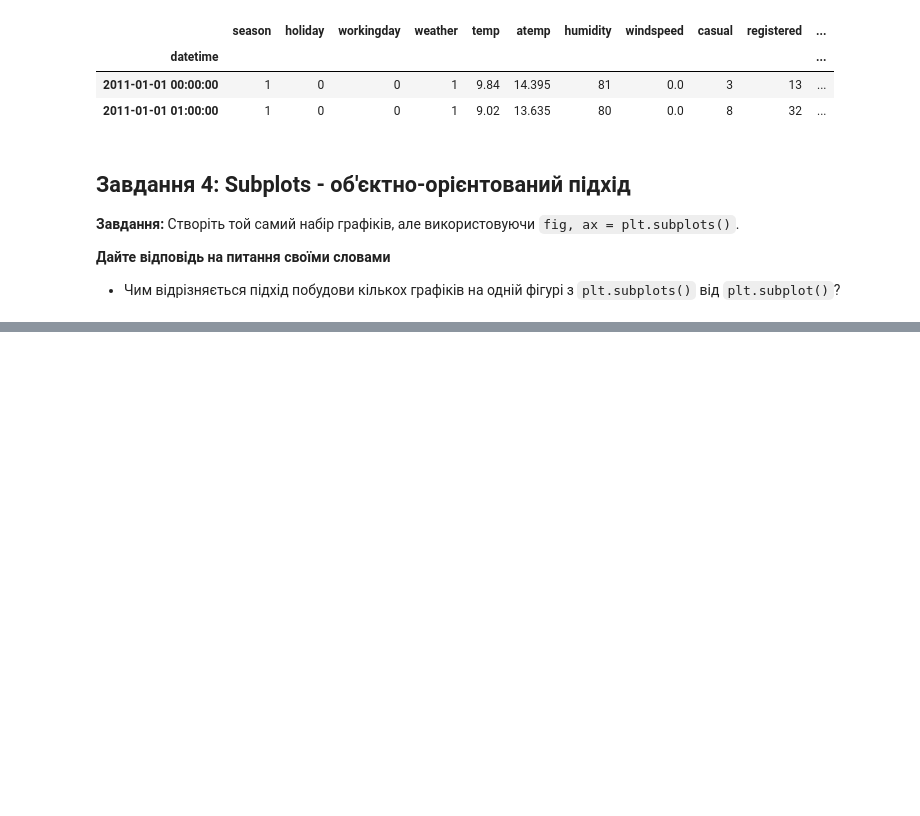
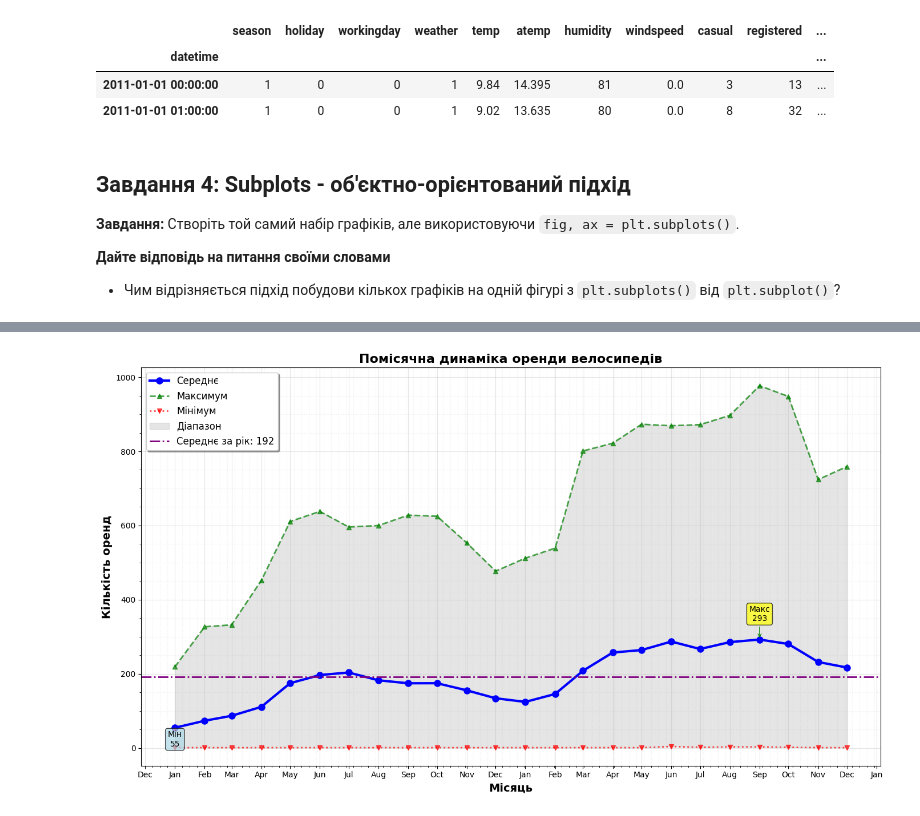
Before and after one commit to zaporozhetsalena/MidTerm-Project.-Metrocar-Data-Analysis, a Jupyter notebook: hw_11_2_matplotlib.ipynb, the cells around one changed output, grey strips where cells are left out. Saved outputs shown, nothing was run; the diff lists cells and outputs as text; code cells hidden in the pictures; blank space fills up the shorter version.

```diff
--- a/hw_11_2_matplotlib.ipynb
+++ b/hw_11_2_matplotlib.ipynb
@@ -236,0 +246,88 @@ df.head(2)
+# %%
+df.index = pd.to_datetime(df.index)
+df['month'] = df.index.to_period('M')
+
+monthly_stats = df.groupby('month')['count'].agg(['mean', 'max', 'min'])
+monthly_stats.index = monthly_stats.index.to_timestamp()
+
+fig, ax = plt.subplots(figsize=(14, 8))
+
+# Лінії
+ax.plot(monthly_stats.index, monthly_stats['mean'], 'b-o',
+        linewidth=3, label='Середнє', markersize=8)
+
+ax.plot(monthly_stats.index, monthly_stats['max'], 'g--^',
+        linewidth=2, label='Максимум', markersize=6, alpha=0.7)
+
+ax.plot(monthly_stats.index, monthly_stats['min'], 'r:v',
+        linewidth=2, label='Мінімум', markersize=6, alpha=0.7)
+
+# Заливка
+ax.fill_between(monthly_stats.index,
+                monthly_stats['min'],
+                monthly_stats['max'],
+                alpha=0.2, color='gray', label='Діапазон')
+
+# АНОТАЦІЯ MAX
+max_idx = monthly_stats['mean'].idxmax()
+max_val = monthly_stats['mean'].max()
+
+ax.annotate(f'Макс\n{max_val:.0f}',
+            xy=(max_idx, max_val),
+            xytext=(max_idx, max_val + 50),
+            arrowprops=dict(arrowstyle='->', color='green'),
+            bbox=dict(boxstyle="round", facecolor='yellow', alpha=0.7),
+            ha='center')
+
+# АНОТАЦІЯ MIN
+min_idx = monthly_stats['mean'].idxmin()
+min_val = monthly_stats['mean'].min()
+
+ax.annotate(f'Мін\n{min_val:.0f}',
+            xy=(min_idx, min_val),
+            xytext=(min_idx, min_val - 50),
+            arrowprops=dict(arrowstyle='->', color='red'),
+            bbox=dict(boxstyle="round", facecolor='lightblue', alpha=0.7),
+            ha='center')
+
+# СЕРЕДНЄ ЗА РІК
+overall_mean = df['count'].mean()
+
+ax.axhline(y=overall_mean,
+           color='purple',
+           linestyle='-.',
+           linewidth=2,
+           label=f'Середнє за рік: {overall_mean:.0f}')
+
+# ОСІ
+ax.set_xlabel("Місяць", fontsize=14, fontweight='bold')
+ax.set_ylabel("Кількість оренд", fontsize=14, fontweight='bold')
+ax.set_title("Помісячна динаміка оренди велосипедів",
+             fontsize=16, fontweight='bold')
+
+# ФОРМАТ ДАТ
+ax.xaxis.set_major_formatter(mdates.DateFormatter('%b'))
+ax.xaxis.set_major_locator(mdates.MonthLocator())
+
+# СІТКА
+ax.grid(True, which='major', linestyle='-', alpha=0.3)
+ax.grid(True, which='minor', linestyle=':', alpha=0.2)
+ax.minorticks_on()
+
+# ЛЕГЕНДА
+ax.legend(loc='upper left', fontsize=12, shadow=True, fancybox=True)
+
+# ТЕКСТ
+text = f"Діапазон: {monthly_stats['min'].min():.0f} - {monthly_stats['max'].max():.0f}\n"
+text += f"Середнє відхилення: {(monthly_stats['max'] - monthly_stats['min']).mean():.0f}"
+
+ax.text(0.02, 0.95, text,
+        transform=ax.transAxes,
+        fontsize=11,
+        verticalalignment='top',
+        bbox=dict(boxstyle='round', facecolor='wheat', alpha=0.8))
+
+plt.tight_layout()
+plt.show()
+# %% [output]
+[figure, added]
```
Also changed, not shown: parts of 4 cells of this notebook.
